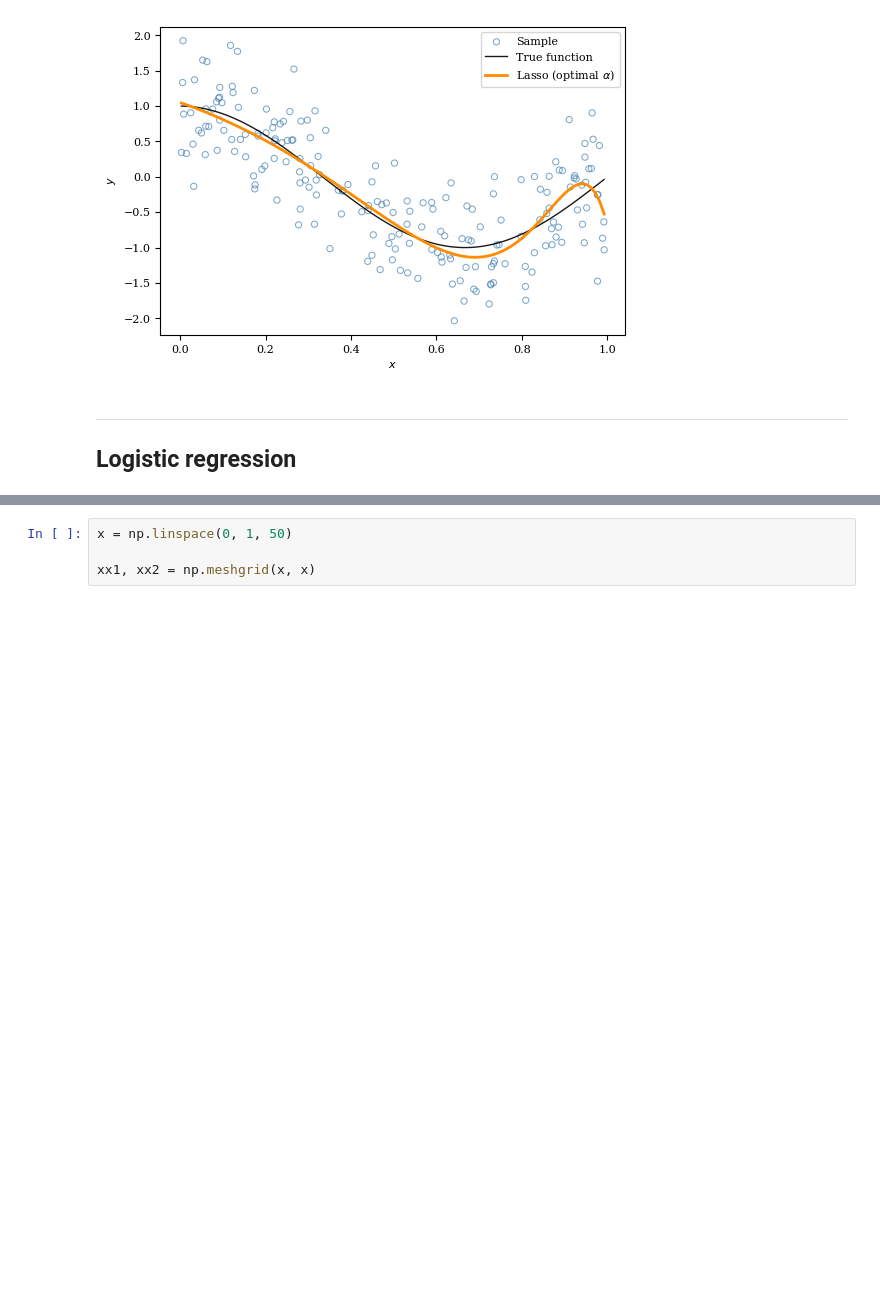
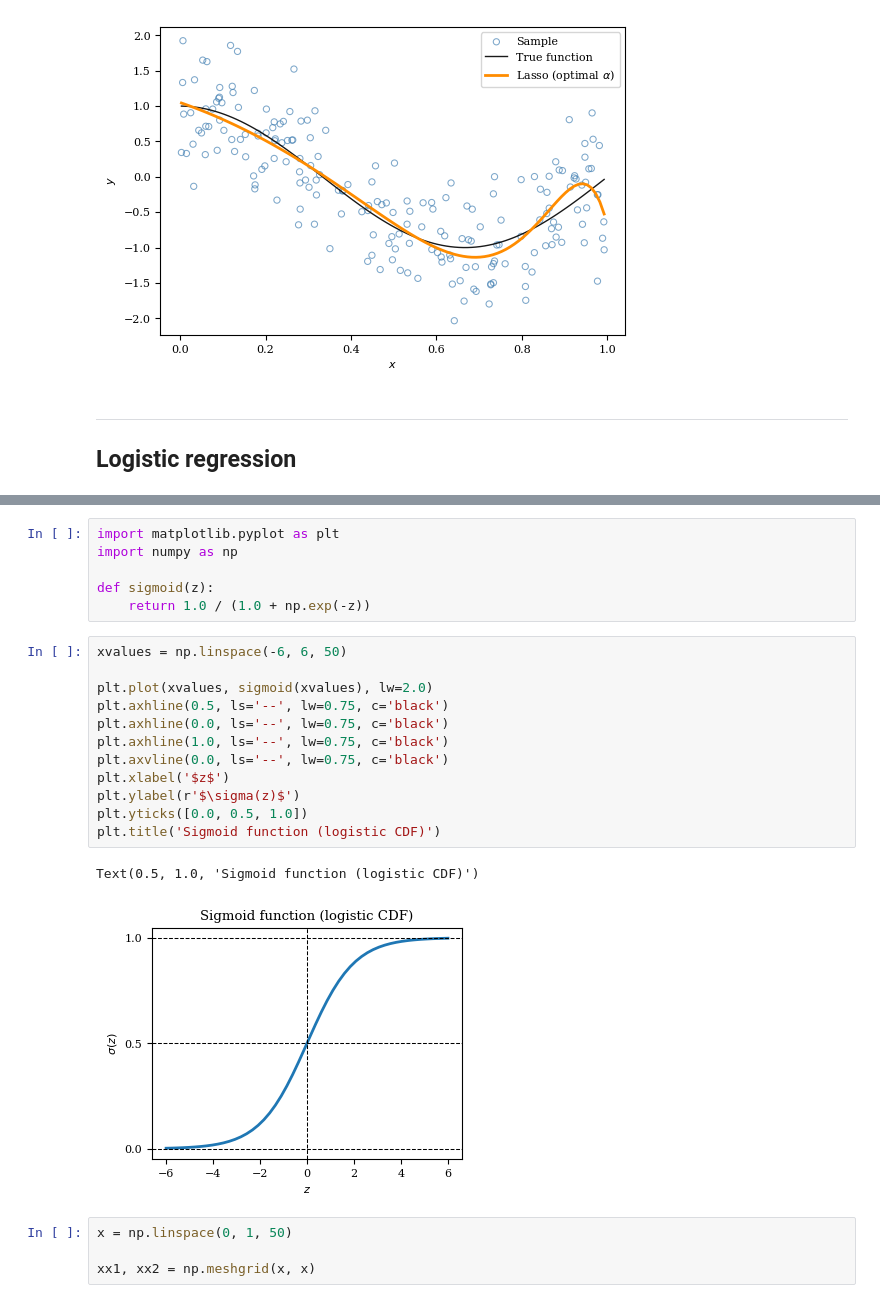
Before and after one commit to richardfoltyn/FIE463-V25, a Jupyter notebook: lectures/lecture12/lecture12.ipynb, the cells around one changed output, grey strips where cells are left out. Saved outputs shown, nothing was run; the diff lists cells and outputs as text; blank space fills up the shorter version.

```diff
--- a/lectures/lecture12/lecture12.ipynb
+++ b/lectures/lecture12/lecture12.ipynb
@@ -760,3 +788,24 @@ import numpy as np
+# %%
+import matplotlib.pyplot as plt
+import numpy as np
+
+def sigmoid(z):
+    return 1.0 / (1.0 + np.exp(-z))
+# %%
+xvalues = np.linspace(-6, 6, 50)
+
+plt.plot(xvalues, sigmoid(xvalues), lw=2.0)
+plt.axhline(0.5, ls='--', lw=0.75, c='black')
+plt.axhline(0.0, ls='--', lw=0.75, c='black')
+plt.axhline(1.0, ls='--', lw=0.75, c='black')
+plt.axvline(0.0, ls='--', lw=0.75, c='black')
+plt.xlabel('$z$')
+plt.ylabel(r'$\sigma(z)$')
+plt.yticks([0.0, 0.5, 1.0])
+plt.title('Sigmoid function (logistic CDF)')
+# %% [output]
+Text(0.5, 1.0, 'Sigmoid function (logistic CDF)')
+[figure, added]
 # %%
 x = np.linspace(0, 1, 50)
 
```
Also changed, not shown: parts of 21 cells of this notebook.
